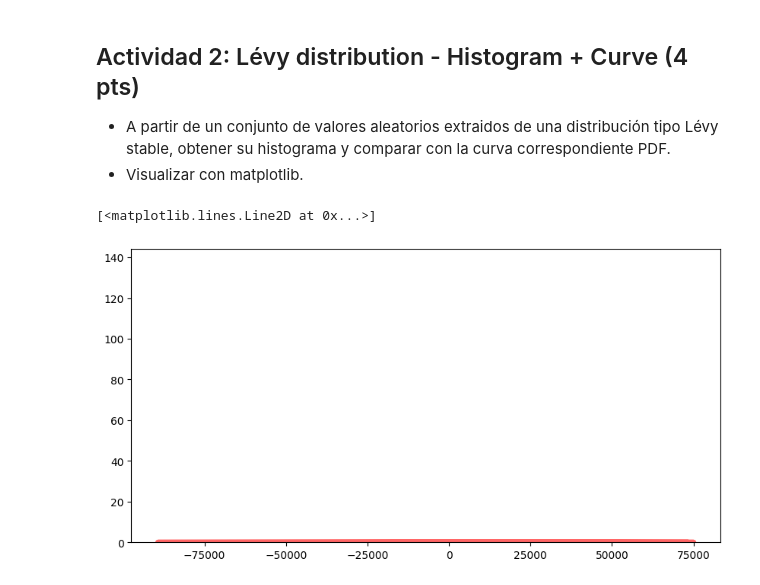
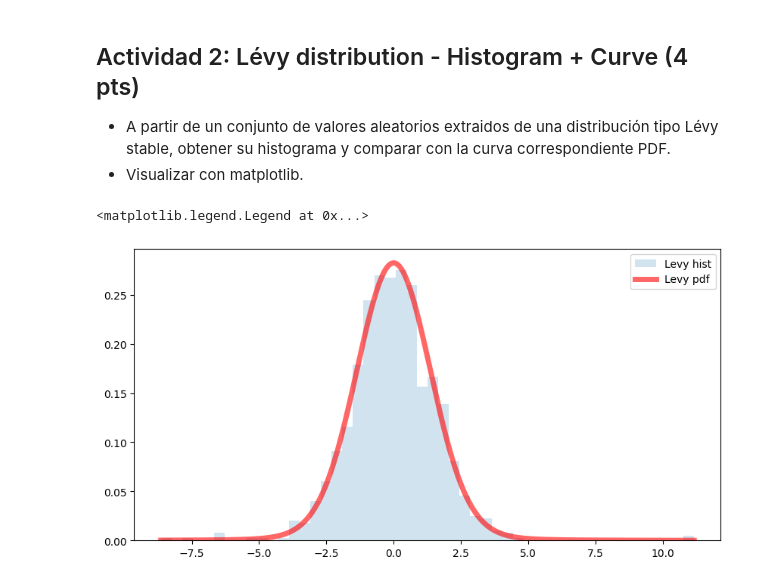
Before and after one commit to Felipe-dev-cmyk/Topico_Industria_1, a Jupyter notebook: Practica_2/TI_I_Practica2.ipynb, the cells around one changed output. Saved outputs shown, nothing was run; the diff lists cells and outputs as text; code cells hidden in the pictures.

```diff
--- a/Practica_2/TI_I_Practica2.ipynb
+++ b/Practica_2/TI_I_Practica2.ipynb
@@ -96,21 +96,24 @@ fig_Levy_pdf.show()
 # %%
 # Init variables
 std_motion_steps = 3.0
 Levy_exponent = 1.9
 beta = 0.0
-resolution = 400
+resolution = 1000
 
-aux_domain = levy_stable.rvs(0.4, beta, 0, 1, size=resolution)
 
-Levy_pdf = np.array([levy_stable.pdf(j, alpha=Levy_exponent, beta=beta, loc=std_motion_steps) for j in aux_domain])
+levy_samples = levy_stable.rvs(Levy_exponent, 0, 0, 1,size=resolution)
+hist, bins = np.histogram(levy_samples, bins=50, density=True)
+
+aux_domain = np.linspace(min(bins), max(bins), resolution)
+Levy_pdf = np.array([levy_stable.pdf(j, alpha=Levy_exponent, beta=beta, loc=0, scale=1) for j in aux_domain])
 
 fig_hist, ax = plt.subplots(1,1)
 fig_hist.set_figheight(5)
 fig_hist.set_figwidth(10)
 
-ax.hist(Levy_pdf,bins=100,density=True,histtype='stepfilled',alpha=0.2, label='Levy hist')
-
+ax.hist(levy_samples,bins=bins,density=True,histtype='stepfilled',alpha=0.2, label='Levy hist')
 ax.plot(aux_domain,Levy_pdf,'r-',lw=5,alpha=0.6,label='Levy pdf')
+ax.legend()
 # %% [output]
-[<matplotlib.lines.Line2D at 0x...>]
+<matplotlib.legend.Legend at 0x...>
-[figure, old version]
+[figure, new version]
```
